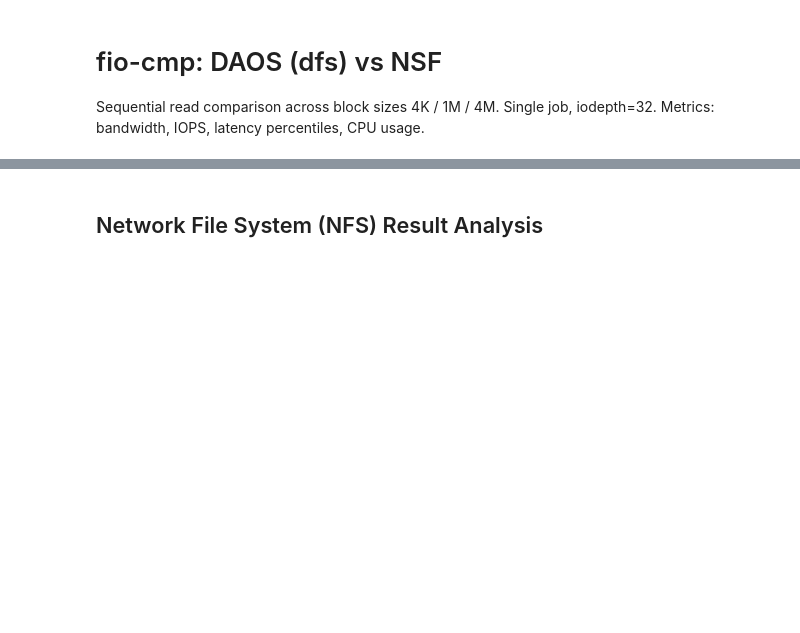
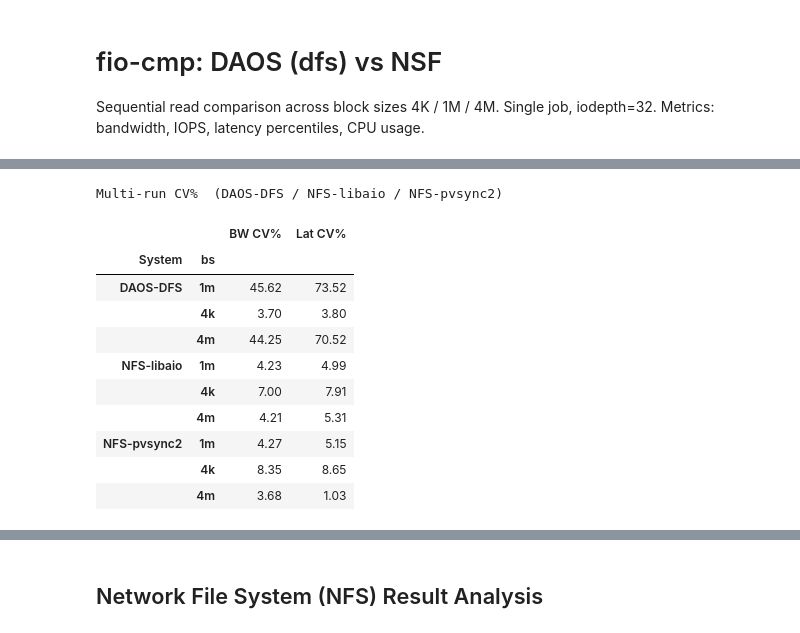
Before and after one commit to cissieAB/pdsw26_daos-bench, a Jupyter notebook: results/testbed/fio-cmp/fio_cmp.ipynb, the cells around one changed output, grey strips where cells are left out. Drawn from its saved outputs; the diff is of its cells as text; code cells hidden in the pictures; blank space fills up the shorter version.

```diff
--- a/results/testbed/fio-cmp/fio_cmp.ipynb
+++ b/results/testbed/fio-cmp/fio_cmp.ipynb
@@ -18,0 +24,67 @@ COLORS   = {"daos": "#1f77b4", "nsf": "#ff7f0e"}
+# %%
+import statistics
+from IPython.display import display
+
+def _load_fio(pattern):
+    """Load fio JSON files; return DataFrame with per-run BW, lat, CPU metrics."""
+    files = sorted(RESULTS_DIR.glob(pattern))
+    records = []
+    for fpath in files:
+        with open(fpath) as f:
+            d = json.load(f)
+        j = d["jobs"][0]
+        r = j["read"]
+        records.append(dict(
+            file        = fpath.name,
+            bw_GiBs     = r["bw_bytes"] / (1024**3),
+            iops        = r["iops"],
+            lat_mean_ms = r["lat_ns"]["mean"] / 1e6,
+            usr_cpu     = j["usr_cpu"],
+            sys_cpu     = j["sys_cpu"],
+        ))
+    return pd.DataFrame(records)
+
+_CV_CONFIGS = {
+    ("DAOS-DFS",    "4k"): "dfs_seq_read_bs4k_*.json",
+    ("DAOS-DFS",    "1m"): "dfs_seq_read_bs1m_*.json",
+    ("DAOS-DFS",    "4m"): "dfs_seq_read_bs4m_*.json",
+    ("NFS-libaio",  "4k"): "libaio_nsf_seq_read_bs4k_*.json",
+    ("NFS-libaio",  "1m"): "libaio_nsf_seq_read_bs1m_*.json",
+    ("NFS-libaio",  "4m"): "libaio_nsf_seq_read_bs4m_*.json",
+    ("NFS-pvsync2", "4k"): "pvsync2_nsf_seq_read_bs4k_*.json",
+    ("NFS-pvsync2", "1m"): "pvsync2_nsf_seq_read_bs1m_*.json",
+    ("NFS-pvsync2", "4m"): "pvsync2_nsf_seq_read_bs4m_*.json",
+}
+
+_run_data = {key: _load_fio(pat) for key, pat in _CV_CONFIGS.items()}
+
+cv_rows = []
+for (system, bs), df in _run_data.items():
+    for metric, label in [("bw_GiBs", "BW (GiB/s)"), ("lat_mean_ms", "Lat (ms)")]:
+        vals = df[metric].tolist()
+        mu = statistics.mean(vals)
+        sd = statistics.stdev(vals) if len(vals) > 1 else 0.0
+        cv_rows.append(dict(System=system, bs=bs, Metric=label, N=len(vals),
+                            Mean=round(mu, 4), Std=round(sd, 4), CV_pct=round(sd / mu * 100, 2)))
+
+cv_df = pd.DataFrame(cv_rows)
+pivot = cv_df.pivot_table(index=["System", "bs"], columns="Metric", values="CV_pct")
+pivot.columns.name = None
+pivot = pivot[["BW (GiB/s)", "Lat (ms)"]].rename(columns={"BW (GiB/s)": "BW CV%", "Lat (ms)": "Lat CV%"})
+
+pd.set_option("display.float_format", "{:.2f}".format)
+print("Multi-run CV%  (DAOS-DFS / NFS-libaio / NFS-pvsync2)\n")
+display(pivot)
+# %% [output]
+Multi-run CV%  (DAOS-DFS / NFS-libaio / NFS-pvsync2)
+|  |  | BW CV% | Lat CV% |
+| System | bs |  |  |
+| DAOS-DFS | 1m | 45.62 | 73.52 |
+|  | 4k | 3.70 | 3.80 |
+|  | 4m | 44.25 | 70.52 |
+| NFS-libaio | 1m | 4.23 | 4.99 |
+|  | 4k | 7.00 | 7.91 |
+|  | 4m | 4.21 | 5.31 |
+| NFS-pvsync2 | 1m | 4.27 | 5.15 |
+|  | 4k | 8.35 | 8.65 |
+|  | 4m | 3.68 | 1.03 |
```
Also changed, not shown: parts of 25 cells of this notebook, 3 other files.
